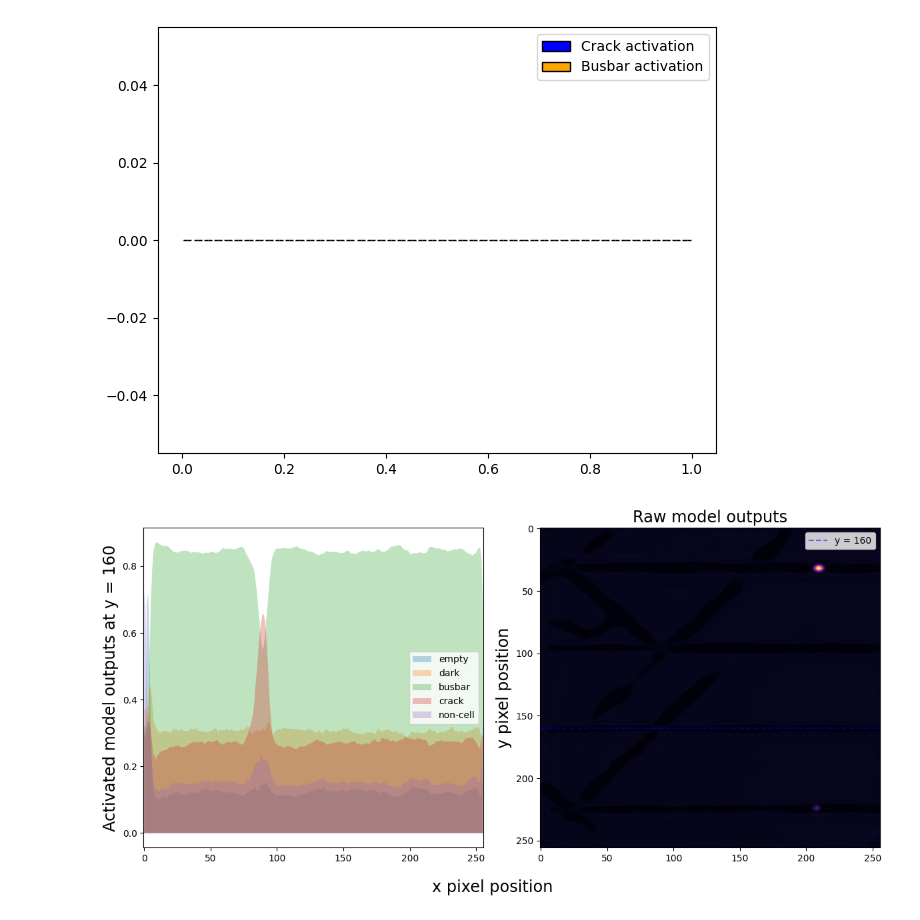
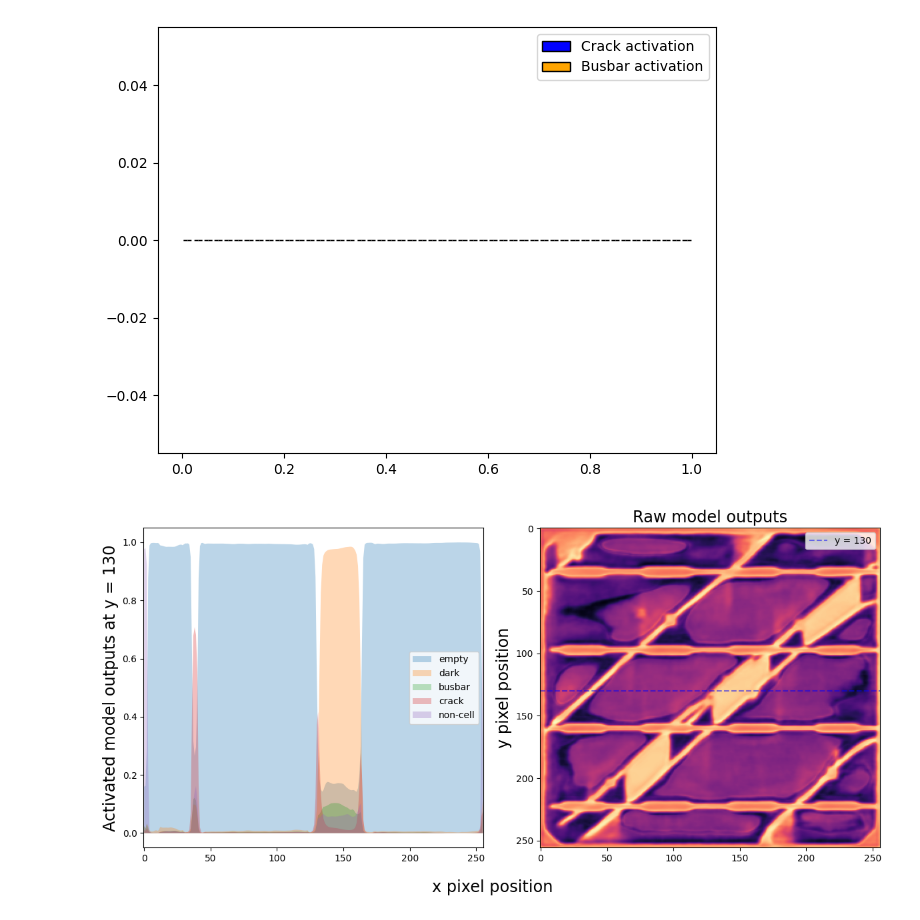
Before and after one commit to sandialabs/pvcracks, a Jupyter notebook: retrain/testing/ojas_test_model.ipynb, the cells around one changed output. Drawn from its saved outputs; the diff is of its cells as text; code cells hidden in the pictures.

Commit message:
train four models womp womp

```diff
--- a/retrain/testing/ojas_test_model.ipynb
+++ b/retrain/testing/ojas_test_model.ipynb
@@ -114,6 +114,7 @@ def inference_and_show(idx, root, weight_path, layers_to_render=None):
 
     show(mask, raw_img, test_res, layers_to_render=layers_to_render)
 # %%
+
 category_mapping = {0: "empty", 1: "dark", 2: "busbar", 3: "crack", 4: "non-cell"}
 # root = Path("/Users/ojas/Desktop/saj/SANDIA/pvcracks_data/Combined_CWRU_LBNL_ASU/")
 # weight_path = "/Users/ojas/Desktop/saj/SANDIA/pvcracks_data/Combined_CWRU_LBNL_ASU/checkpoints/Combined_CWRU_LBNL_ASU3/epoch_30/Combined_CWRU_LBNL_ASU.pt"
@@ -129,15 +130,25 @@ category_mapping = {0: "empty", 1: "dark", 2: "busbar", 3: "crack", 4: "non-cell
 # # ann_dir = "/Users/ojas/Desktop/saj/SANDIA/pvcracks_data/Combined_CWRU_ASU/ann/train/"
 # ann_dir = "/Users/ojas/Desktop/saj/SANDIA/pvcracks_data/Combined_CWRU_ASU/ann/val/"
 
-root = Path("/Users/ojas/Desktop/saj/SANDIA/pvcracks_data/CWRU_Dupont_Mono_ContinuousCracks/")
-ann_dir = "/Users/ojas/Desktop/saj/SANDIA/pvcracks_data/CWRU_Dupont_Mono_ContinuousCracks/ann/val/"
+# root = Path("/Users/ojas/Desktop/saj/SANDIA/pvcracks_data/CWRU_Dupont_Mono_ContinuousCracks/")
+# ann_dir = "/Users/ojas/Desktop/saj/SANDIA/pvcracks_data/CWRU_Dupont_Mono_ContinuousCracks/ann/val/"
 # weight_path = "/Users/ojas/Desktop/saj/SANDIA/pvcracks_data/CWRU_Dupont_Mono_ContinuousCracks/checkpoints/CWRU_Dupont_Mono_ContinuousCracks1/epoch_30/CWRU_Dupont_Mono_ContinuousCracks.pt"
 # weight_path = "/Users/ojas/Desktop/saj/SANDIA/pvcracks_data/pv-vision_model.pt"
-weight_path = "/Users/ojas/Desktop/saj/SANDIA/pvcracks_data/CWRU_Dupont_Mono_ContinuousCracks/checkpoints/CWRU_Dupont_Mono_ContinuousCracks2/epoch_30/CWRU_Dupont_Mono_ContinuousCracks_Fresh.pt"
+# weight_path = "/Users/ojas/Desktop/saj/SANDIA/pvcracks_data/CWRU_Dupont_Mono_ContinuousCracks/checkpoints/CWRU_Dupont_Mono_ContinuousCracks2/epoch_30/CWRU_Dupont_Mono_ContinuousCracks_Fresh.pt"
 
 # root = Path("/Users/ojas/Desktop/saj/SANDIA/pvcracks_data/Combined_CWRU_ASU_ContinuousCracks/")
 # ann_dir = "/Users/ojas/Desktop/saj/SANDIA/pvcracks_data/Combined_CWRU_ASU_ContinuousCracks/ann/val/"
 # weight_path = "/Users/ojas/Desktop/saj/SANDIA/pvcracks_data/Combined_CWRU_ASU_ContinuousCracks/checkpoints/Combined_CWRU_ASU_ContinuousCracks1/epoch_30/model.pt"
+
+# root = "/Users/ojas/Desktop/saj/SANDIA/pvcracks_data/Fresh_Combined_CWRU_LBNL_ASU/"
+# checkpoint_name = "Fresh_Combined_CWRU_LBNL_ASU"
+
+root = "/Users/ojas/Desktop/saj/SANDIA/pvcracks_data/Fresh_LBNL/"
+checkpoint_name = "Fresh_LBNL"
+
+ann_dir = root + "ann/val/"
+weight_path = root + "checkpoints/" + checkpoint_name + "1/epoch_30/model.pt"
+
 
 device, model = load_device_and_model(weight_path)
 
@@ -145,19 +156,17 @@ train_dataset, val_dataset = load_dataset(root)
 train_loader = DataLoader(train_dataset, batch_size=1, shuffle=False)
 val_loader = DataLoader(val_dataset, batch_size=1, shuffle=False)
 # %%
-# cr_name = 'cr_2_EL_18.09.2023-15-27-31_unknownID_ASU Minisample_SHJ1_91.npy'
 # cr_name = 'cr_SW1-DH3000-1500h-PT-cell50.npy'
-# cr_idx = np.ravel(np.where(train_loader.dataset.mask_list == os.path.join(ann_dir, cr_name)))[0]
 # bu_name = 'bu_SW1-DH3000-1500h-PT-cell50.npy'
-# bu_idx = np.ravel(np.where(train_loader.dataset.mask_list == os.path.join(ann_dir, bu_name)))[0]
 
-# cr_name = 'cr_2_EL_18.09.2023-15-27-31_unknownID_ASU Minisample_SHJ1_91.npy'
-# cr_idx = np.ravel(np.where(val_loader.dataset.mask_list == os.path.join(ann_dir, cr_name)))[0]
-cr_name = "cr_mx_sa19965_sub_EL_9-c02.npy"
+# cr_name = "cr_2_EL_18.09.2023-15-27-31_unknownID_ASU Minisample_SHJ1_91.npy"
+# bu_name = 'bu_2_EL_18.09.2023-15-27-31_unknownID_ASU Minisample_SHJ1_91.npy'
+
+bu_name = "bu_1090.npy"
+cr_name = "cr_1090.npy"
+
 cr_idx = np.ravel(np.where(val_loader.dataset.mask_list == os.path.join(ann_dir, cr_name)))[0]
-bu_name = 'bu_mx_sa19965_sub_EL_9-c02.npy'
 bu_idx = np.ravel(np.where(val_loader.dataset.mask_list == os.path.join(ann_dir, bu_name)))[0]
-
 
 print(cr_idx)
 
@@ -265,35 +274,35 @@ img, mask = val_loader.dataset.__getitem__(cr_idx)
 img = img.to(device)
 test_res = model(img.unsqueeze(0)).detach().cpu().numpy().squeeze()#.argmax(axis = 0)
 test_res = np.argmax(test_res, axis = 0)
 
 sigmoid = lambda x: 1 /(1 + np.exp(-x))
 test_res_chan = model(img.unsqueeze(0)).detach().cpu().numpy().squeeze()
 test_res_act = sigmoid(test_res_chan)
 
-yslice= 160
+yslice= 130
 # yslice= 180
 xmax = 60
 ymax = 256
 
 sliced = test_res_act[:, yslice, :]
 fig, ax = plt.subplots(ncols=2, figsize=(12, 6), sharex=True)
 
 for i in range(sliced.shape[0]):
     ax[0].fill_between(np.arange(0, 256, 1), sliced[i], alpha=0.3, label=category_mapping[i])
 ax[0].legend()
 ax[0].set_ylabel(f'Activated model outputs at y = {yslice}', fontsize='xx-large')
 
 ax[1].imshow(test_res_chan.sum(axis = 0), cmap  = "magma")
 ax[1].set_aspect('auto')
 ax[1].axhline(yslice, ls='--', c='b', alpha=0.5, label=f'y = {yslice}')
 ax[1].legend()
 ax[1].set_title('Raw model outputs', fontsize='xx-large')
 ax[1].set_ylabel('y pixel position', fontsize='xx-large')
 fig.supxlabel('x pixel position', fontsize='xx-large')
 # fig.suptitle(val_loader.dataset. __getname__(cr_idx))
 fig.tight_layout()
 # %% [output]
-[figure, old version]
+[figure, new version]
 # %%
 category_mapping = {0: "empty", 1: "dark", 2: "busbar", 3: "crack", 4: "non-cell"}
 
```
Also changed, not shown: parts of 4 cells of this notebook, 1 other file.
